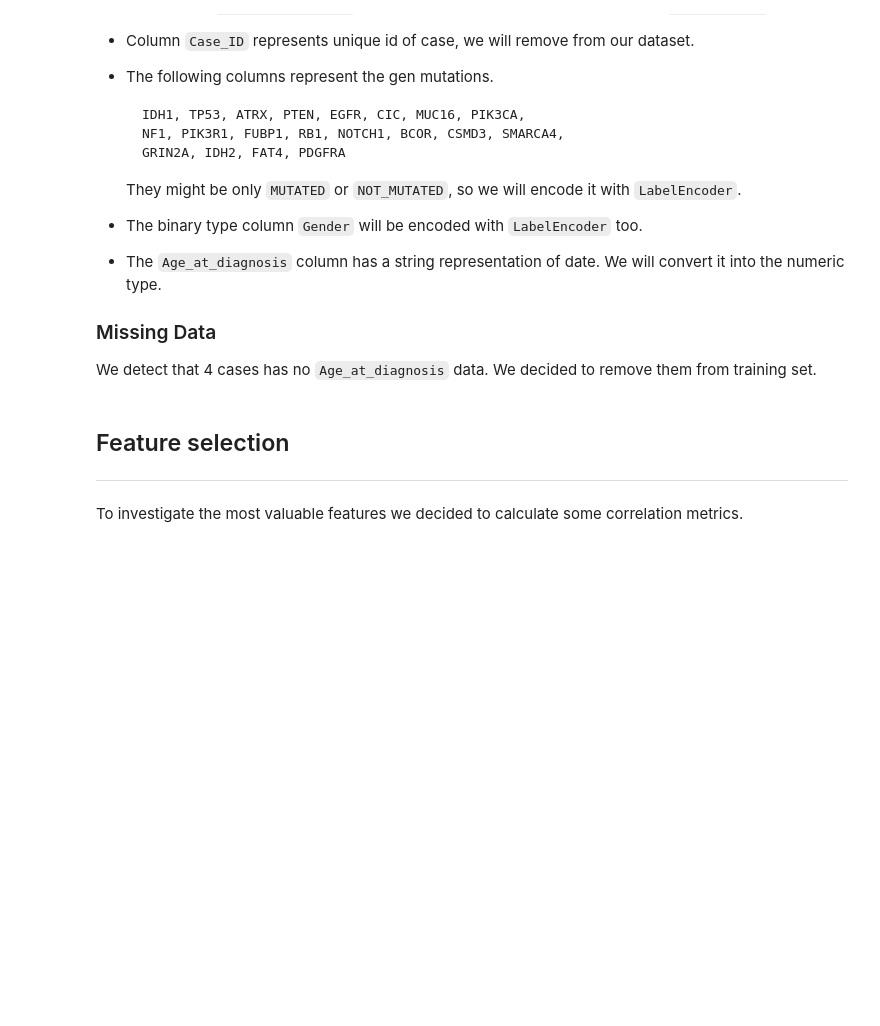
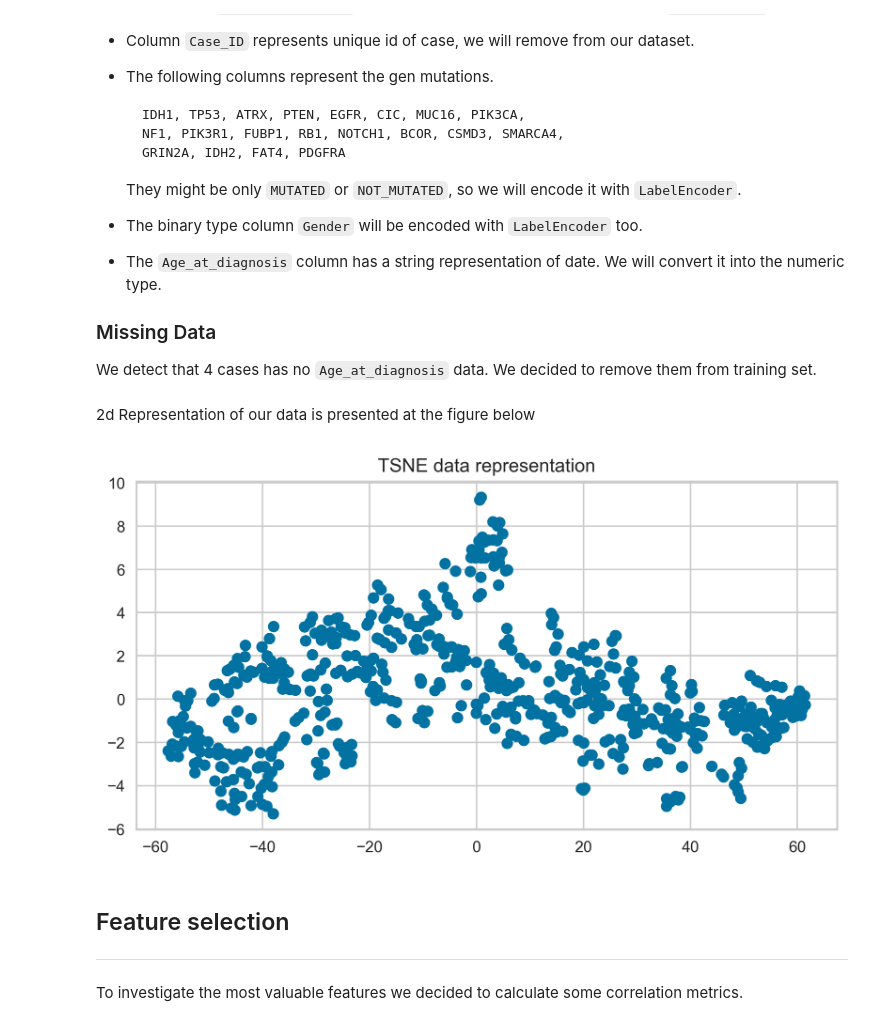
Before and after one commit to Vladislav-Kanev/glioma_data_analysis_competition, a Jupyter notebook: report.ipynb, the cells around one changed output. Saved outputs shown, nothing was run; the diff lists cells and outputs as text; code cells hidden in the pictures; blank space fills up the shorter version.

Commit message:
[MERGE] Add visualization
[MERGE] Add visualization

```diff
--- a/report.ipynb
+++ b/report.ipynb
@@ -58,6 +59,12 @@ data_processing = data_processing.dropna(axis=0)
 
 object_columns = list(data_processing.select_dtypes(include='object').columns)
 data_processing = encode_dataset(data_processing, columns=object_columns, verbose=False)
+# %% [markdown]
+2d Representation of our data is presented at the figure below
+# %%
+figure = make_2d_representation(data_processing)
+# %% [output]
+[figure, added]
 # %% [markdown]
 ## Feature selection
 ---
```
Also changed, not shown: parts of 3 cells of this notebook, 1 other file.
